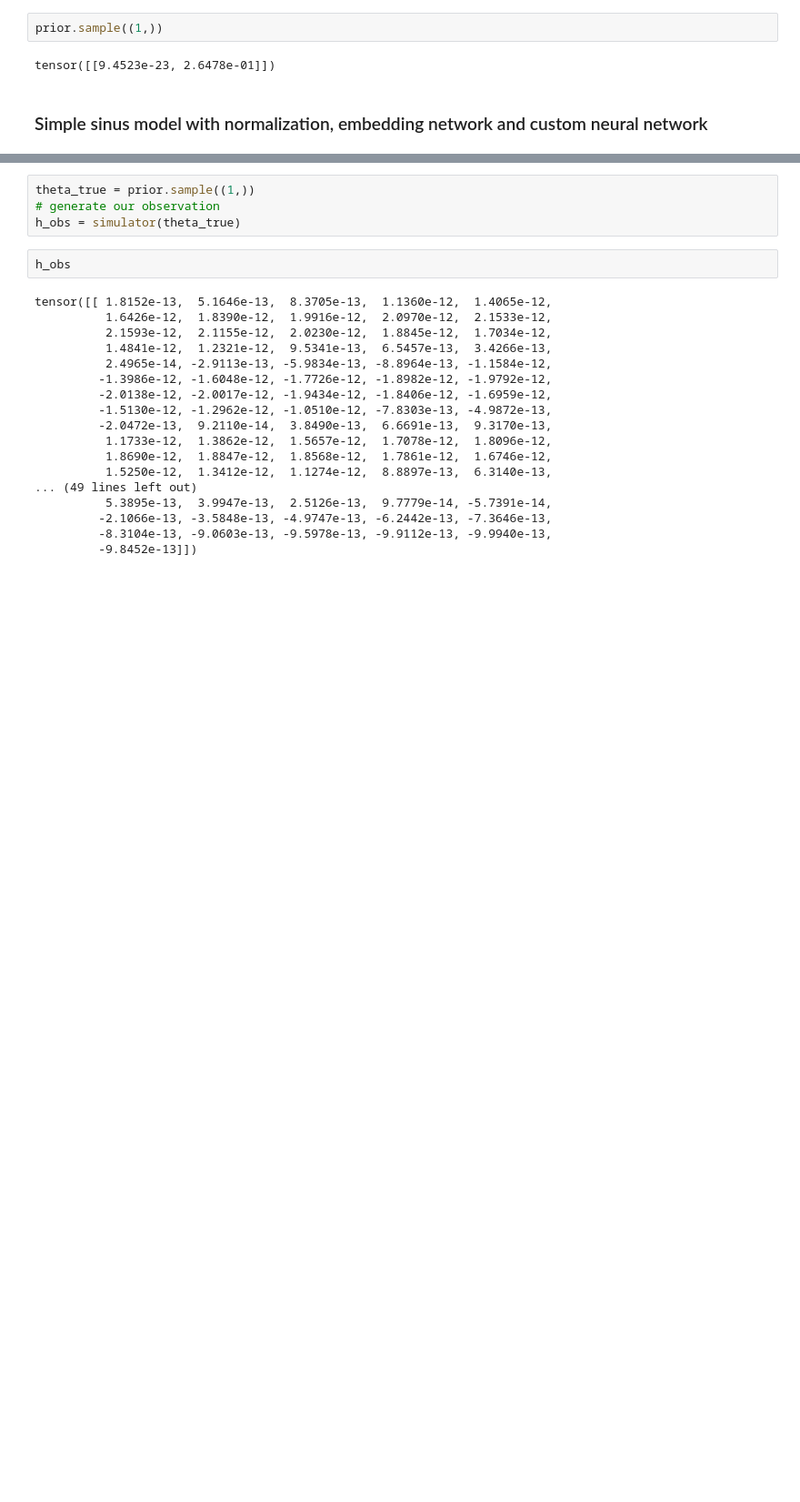
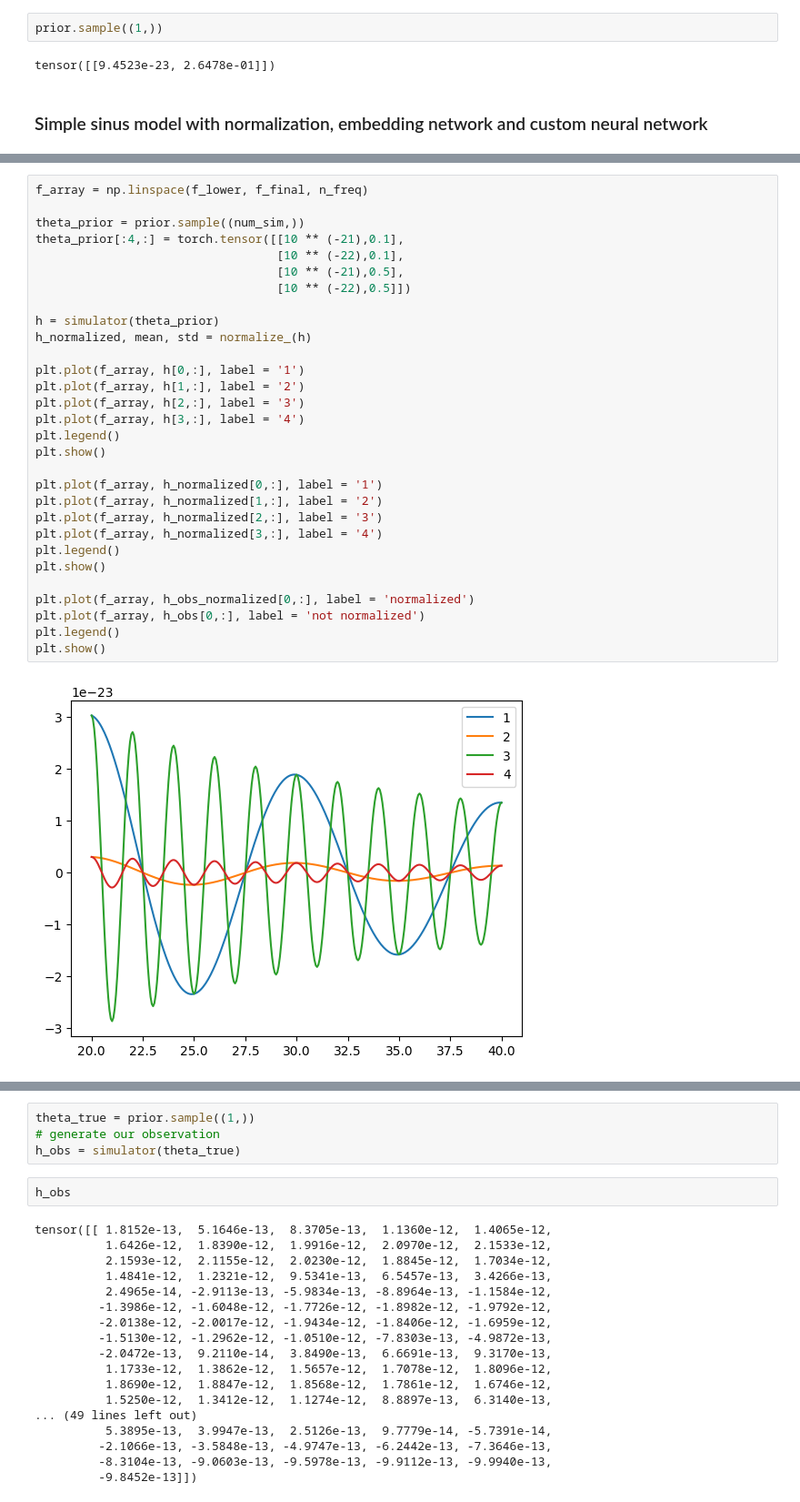
Before and after one commit to n3vSvZ/SBI_Project2b, a Jupyter notebook: Gravitational Waves/Gravitational Waves SBI.ipynb, the cells around one changed output, grey strips where cells are left out. Shown at 91% size. Drawn from its saved outputs; the diff is of its cells as text; blank space fills up the shorter version.

```diff
--- a/Gravitational Waves/Gravitational Waves SBI.ipynb
+++ b/Gravitational Waves/Gravitational Waves SBI.ipynb
@@ -356,0 +460,32 @@ _ = analysis.pairplot(
+# %%
+f_array = np.linspace(f_lower, f_final, n_freq)
+
+theta_prior = prior.sample((num_sim,))
+theta_prior[:4,:] = torch.tensor([[10 ** (-21),0.1],
+                                  [10 ** (-22),0.1],
+                                  [10 ** (-21),0.5],
+                                  [10 ** (-22),0.5]])
+
+h = simulator(theta_prior)
+h_normalized, mean, std = normalize_(h)
+
+plt.plot(f_array, h[0,:], label = '1')
+plt.plot(f_array, h[1,:], label = '2')
+plt.plot(f_array, h[2,:], label = '3')
+plt.plot(f_array, h[3,:], label = '4')
+plt.legend()
+plt.show()
+
+plt.plot(f_array, h_normalized[0,:], label = '1')
+plt.plot(f_array, h_normalized[1,:], label = '2')
+plt.plot(f_array, h_normalized[2,:], label = '3')
+plt.plot(f_array, h_normalized[3,:], label = '4')
+plt.legend()
+plt.show()
+
+plt.plot(f_array, h_obs_normalized[0,:], label = 'normalized')
+plt.plot(f_array, h_obs[0,:], label = 'not normalized')
+plt.legend()
+plt.show()
+# %% [output]
+[figure, added]
```
Also changed, not shown: parts of 20 cells of this notebook.
